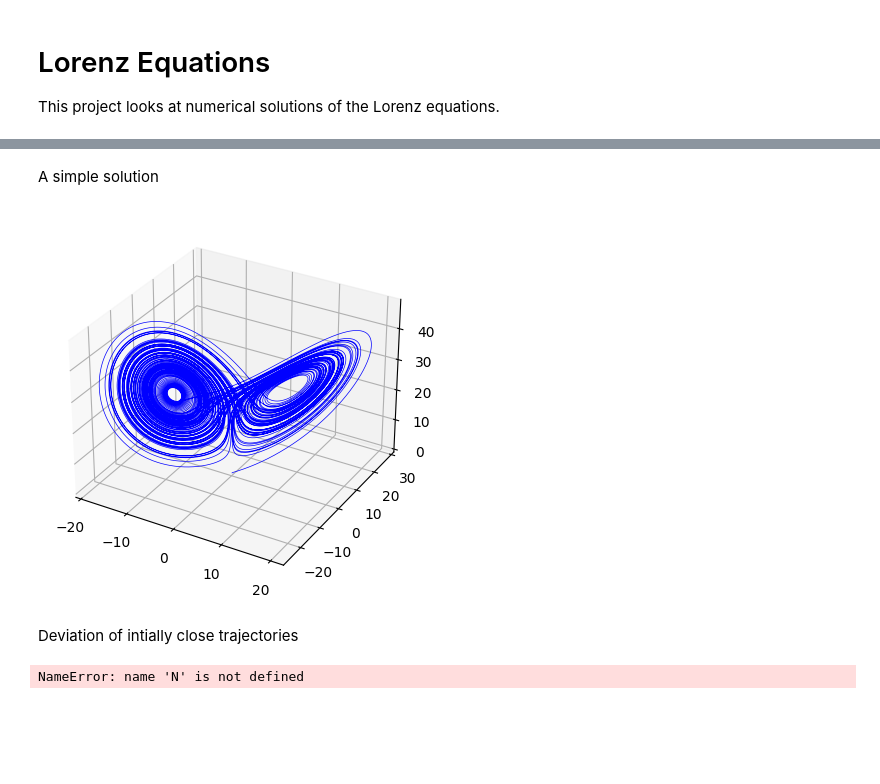
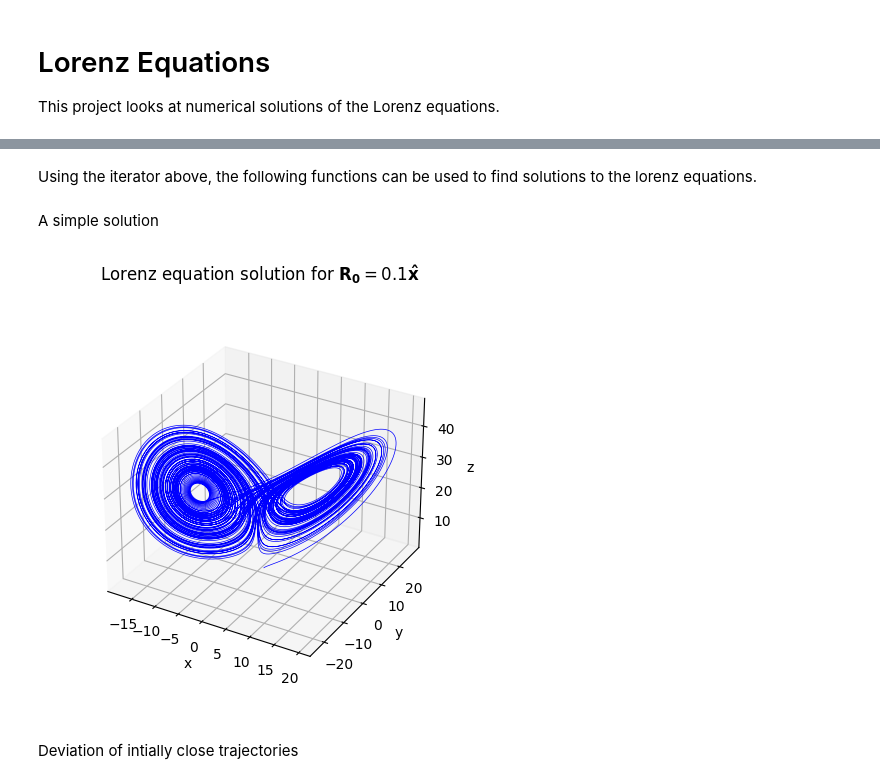
Before and after one commit to Williame33445/physics-projects, a Jupyter notebook: chaos-simulations/lorenz-eq.ipynb, the cells around one changed output, grey strips where cells are left out. Cells and saved outputs as stored; diff of their text form; code cells hidden in the pictures; blank space fills up the shorter version.

```diff
--- a/chaos-simulations/lorenz-eq.ipynb
+++ b/chaos-simulations/lorenz-eq.ipynb
@@ -13,21 +15,28 @@ b = 8/3
 r = 28
 
 #simulation parameter
-h = 0.001
+h = .001
 numberOfRuns = 10**5
 # %%
 def iterateRK4(t_n,y_n,f):
+    """
+    Finds y(t_n+h) for the equation dy/dt = f(t,y) via RK4 method.
+    """
     k_1 = f(t_n, y_n)
     k_2 = f(t_n + h/2, y_n + h*k_1/2)
     k_3 = f(t_n + h/2, y_n + h*k_2/2)
     k_4 = f(t_n + h, y_n + h*k_3)
 
     return y_n + h*(k_1 + 2*k_2 + 2*k_3 + k_4)/6
+# %% [markdown]
+Using the iterator above, the following functions can be used to find solutions to the lorenz equations.
 # %%
 
 
-#defition of Lorenz eq
 def f(t,R):
+    """
+    Returns the f(t,R) vector for the lorenz equations.
+    """
     x = R[0]
     y = R[1]
     z = R[2]
@@ -36,36 +45,41 @@ def f(t,R):
     f_z = x*y - b*z
     return np.array([f_x,f_y,f_z])
 
-#simulate function
-def simulate(RStates):
-    t = 0
+def simulateLorenz(RState):
+    """
+    Uses RK4 method to find a set of points on the solution to the Lorenz eq given an intial condition.
+    """
+    RStates = [RState]
+    tStates = [0]
+
     for x in range(numberOfRuns):
-        RStates.append(iterateRK4(t,RStates[-1],f))
-    return RStates
+        RStates.append(iterateRK4(tStates[-1],RStates[-1],f))
+        tStates.append(tStates[-1]+h)
+    return tStates, RStates
 
 def transformToXYZ(lst):
+    """
+    Transfroms [np.array([1,2,3]),np.array([4,5,6])] to [[1,4],[2,5],[3,6]]
+    """
     return [[s[c] for s in lst] for c in range(3)]
 # %% [markdown]
 A simple solution
-# %%
-# example simulation and graph
-states = transformToXYZ(simulate([np.array([0.1,0,0])]))
-
-ax = plt.axes(projection='3d')
-ax.plot3D(states[0], states[1], states[2], 'blue',linewidth = '.5')
-plt.show()
-# %% [output]
-[figure, removed]
+# %%
+#example simulation
+t1, R1 = simulateLorenz(np.array([1,1,1]))
+xyzR1List = transformToXYZ(R1)
+
+#graph
+ax1 = plt.axes(projection='3d')
+ax1.plot3D(xyzR1List[0], xyzR1List[1], xyzR1List[2], 'blue',linewidth = '.5')
+ax1.set_zlabel("z")
+ax1.set_xlabel("x")
+ax1.set_ylabel("y")
+ax1.set_box_aspect(None, zoom=0.85)
+ax1.set_title(r'Lorenz equation solution for $\mathbf{R_0}=0.1\mathbf{\hat{x}}$')
+plt.tight_layout()
+plt.show()
+# %% [output]
+[figure, added]
 # %% [markdown]
 Deviation of intially close trajectories
-# %%
-delta = 10**(-10)
-state1 = simulate([np.array([0.1,0,0])])
-state2 = simulate([np.array([0.1+delta,0,0])])
-deviationList = [np.linalg.norm(state1[i]-state2[i]) for i in range(len(state1))]
-timeArray =  np.linspace(0,1,num=numberOfRuns+1) #need to scale to get actual predictions
-
-plt.plot(timeArray,deviationList)
-plt.show()
-# %% [output]
-NameError: name 'N' is not defined
```
Also changed, not shown: parts of 11 cells of this notebook.
